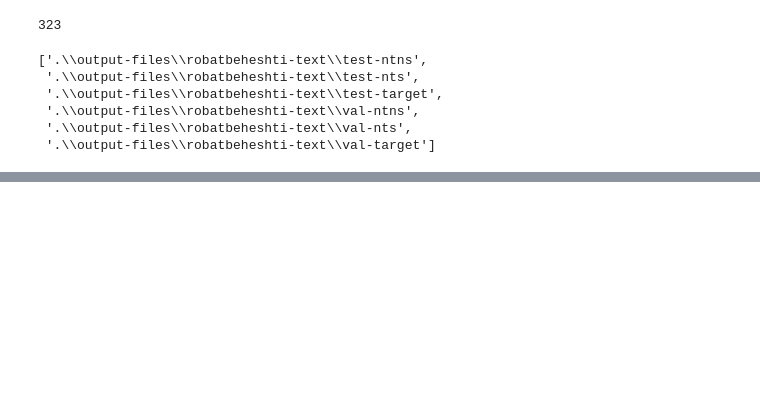
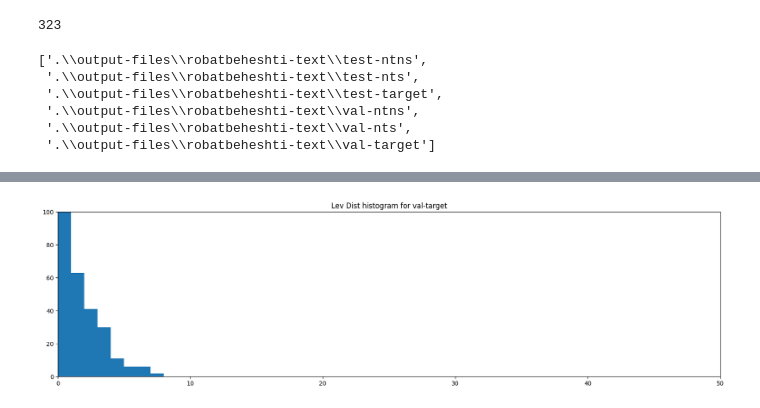
Before and after one commit to DorreenRostami/Bachelors-Project-Allosaurus, a Jupyter notebook: wave2vecAPI.ipynb, the cells around one changed output, grey strips where cells are left out. Saved outputs shown, nothing was run; the diff lists cells and outputs as text; code cells hidden in the pictures; blank space fills up the shorter version.

```diff
--- a/wave2vecAPI.ipynb
+++ b/wave2vecAPI.ipynb
@@ -93,0 +180,7 @@ for i in range(len(txt_files)):
+# %%
+xlim = [0,50]
+ylim = [0,100]
+
+draw_hist(levdis_files[5], xlim, ylim, "Lev Dist histogram for val-target")
+# %% [output]
+[figure, added]
```
Also changed, not shown: parts of 11 cells of this notebook, 1 other file.
